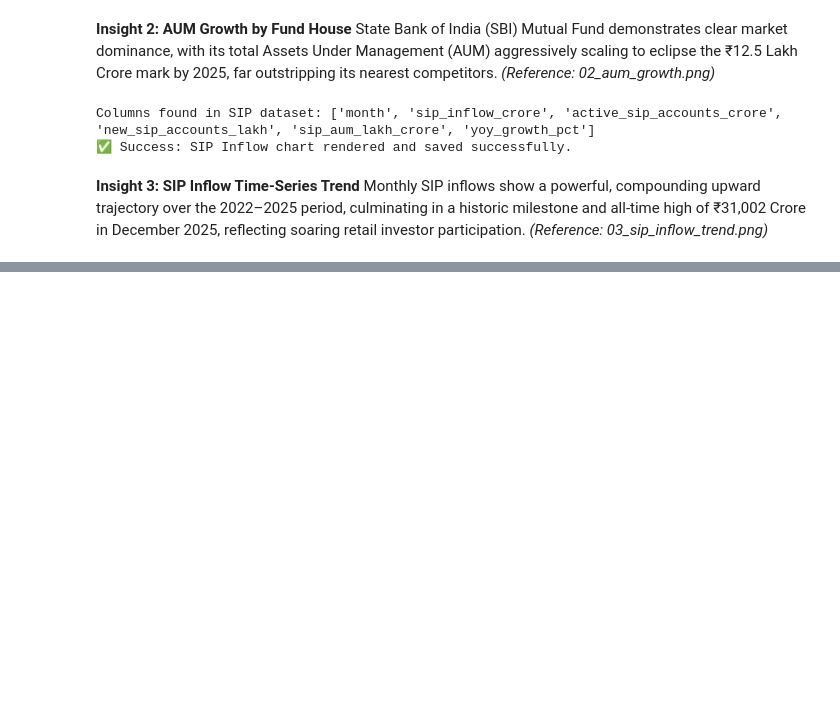
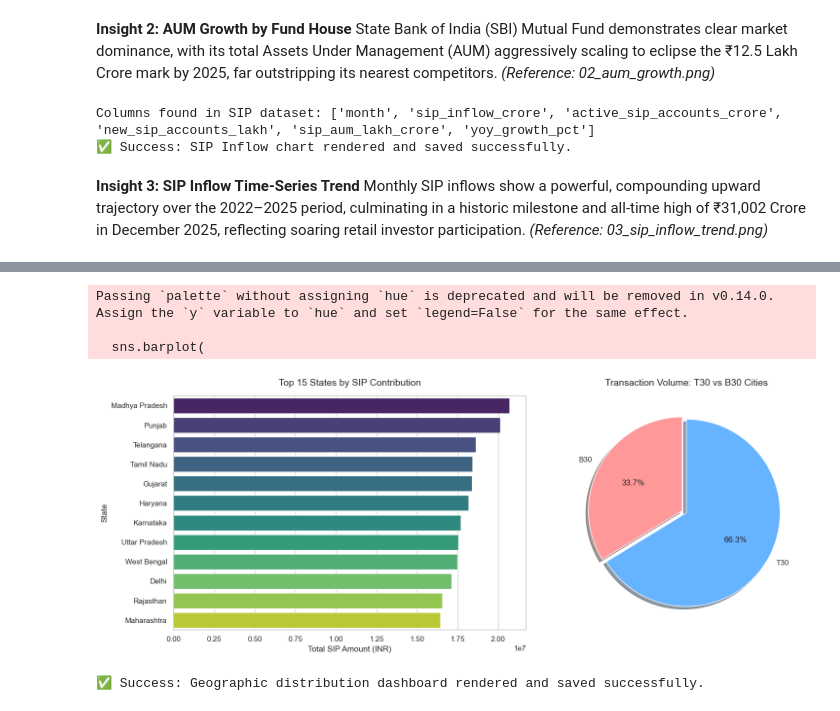
Before and after one commit to Utkrisht2004/bluestock_mf_capstone, a Jupyter notebook: notebooks/03_eda_analysis.ipynb, the cells around one changed output, grey strips where cells are left out. Cells and saved outputs as stored; diff of their text form; code cells hidden in the pictures; blank space fills up the shorter version.

```diff
--- a/notebooks/03_eda_analysis.ipynb
+++ b/notebooks/03_eda_analysis.ipynb
@@ -263,0 +354,79 @@ except Exception as e:
+# %%
+# Cell 7: Geographic Distribution (State & City Tier)
+import pandas as pd
+import sqlite3
+import matplotlib.pyplot as plt
+import seaborn as sns
+
+output_dir = "../reports/charts"
+db_path = "../data/db/bluestock_mf.db"
+
+try:
+    # 1. Connect and fetch data from our SQLite DB
+    conn = sqlite3.connect(db_path)
+
+    # Query A: SIP amounts grouped by state (Top 15 for a clean chart)
+    query_state = """
+        SELECT state, SUM(amount_inr) as total_sip
+        FROM fact_transactions
+        WHERE transaction_type = 'SIP' AND state IS NOT NULL
+        GROUP BY state
+        ORDER BY total_sip DESC
+        LIMIT 15
+    """
+    df_state = pd.read_sql_query(query_state, conn)
+
+    # Query B: Transaction count by City Tier (T30 vs B30)
+    query_tier = """
+        SELECT city_tier, COUNT(transaction_id) as txn_count
+        FROM fact_transactions
+        WHERE city_tier IN ('T30', 'B30')
+        GROUP BY city_tier
+    """
+    df_tier = pd.read_sql_query(query_tier, conn)
+    conn.close()
+
+    # 2. Set up a 1x2 grid for our dashboard
+    fig, axes = plt.subplots(1, 2, figsize=(16, 6))
+    sns.set_theme(style="whitegrid")
+
+    # --- Chart A: Horizontal Bar Chart for State-wise SIP ---
+    sns.barplot(
+        data=df_state,
+        x='total_sip',
+        y='state',
+        ax=axes[0],
+        palette='viridis'
+    )
+    axes[0].set_title('Top 15 States by SIP Contribution', fontsize=14, pad=15)
+    axes[0].set_xlabel('Total SIP Amount (INR)', fontsize=12)
+    axes[0].set_ylabel('State', fontsize=12)
+
+    # --- Chart B: T30 vs B30 Pie Chart ---
+    # Explode the first slice slightly for a modern "pop" effect
+    axes[1].pie(
+        df_tier['txn_count'],
+        labels=df_tier['city_tier'],
+        autopct='%1.1f%%',
+        startangle=90,
+        colors=['#ff9999', '#66b3ff'],
+        explode=(0.05, 0),
+        shadow=True
+    )
+    axes[1].set_title('Transaction Volume: T30 vs B30 Cities', fontsize=14, pad=15)
+
+    # 3. Clean up layout, save, and show
+    plt.tight_layout()
+    plt.savefig(f"{output_dir}/06_geographic_distribution.png", dpi=300)
+    plt.show()
+
+    print("✅ Success: Geographic distribution dashboard rendered and saved successfully.")
+
+except Exception as e:
+    print(f"❌ An error occurred: {e}")
+# %% [output]
+Passing `palette` without assigning `hue` is deprecated and will be removed in v0.14.0. Assign the `y` variable to `hue` and set `legend=False` for the same effect.
+
+  sns.barplot(
+[figure, added]
+✅ Success: Geographic distribution dashboard rendered and saved successfully.
```
Also changed, not shown: parts of 10 cells of this notebook.
